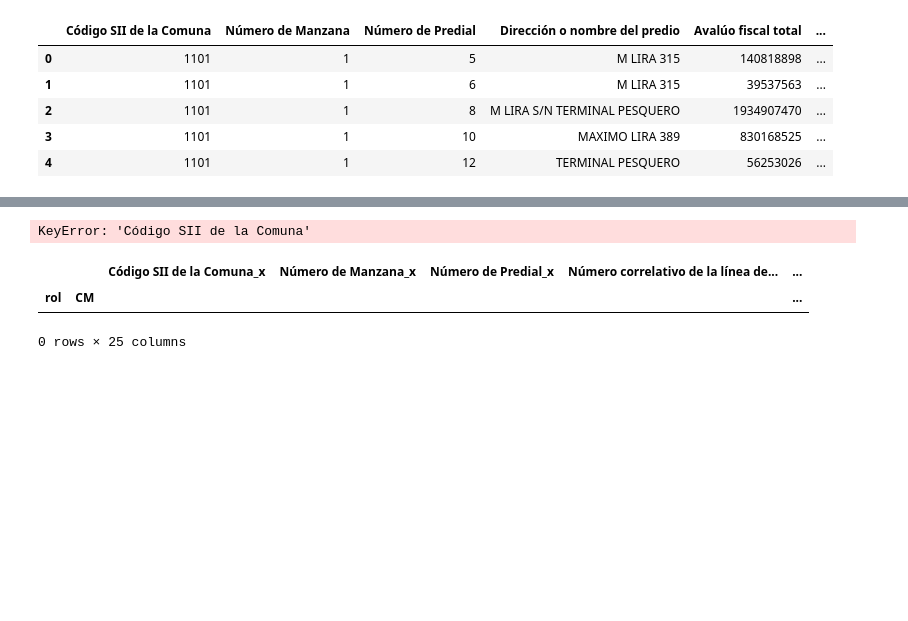
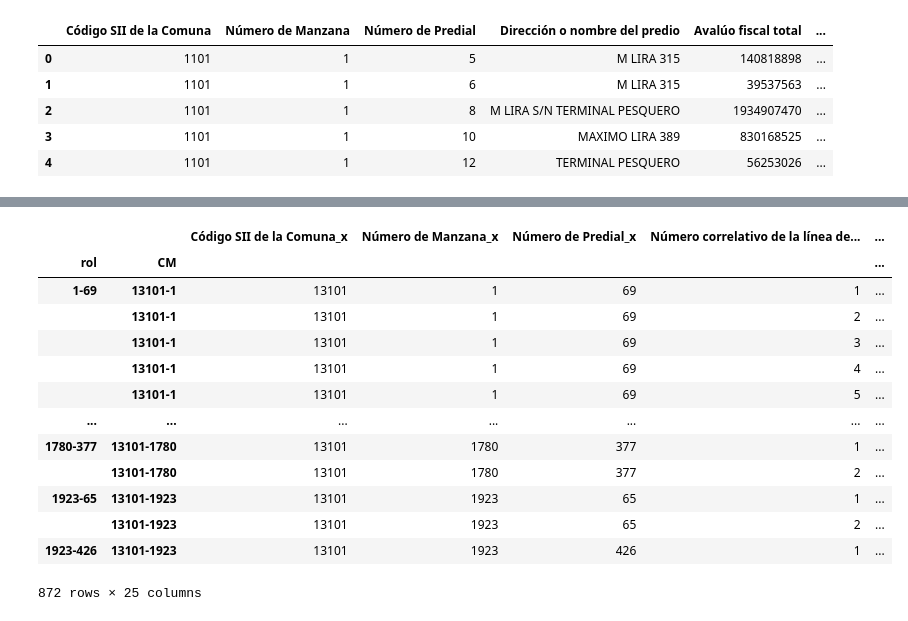
Before and after one commit to JoseFredes/modelamiento_stgo, a Jupyter notebook: sii.ipynb, the cells around one changed output, grey strips where cells are left out. Cells and saved outputs as stored; diff of their text form; code cells hidden in the pictures; blank space fills up the shorter version.

```diff
--- a/sii.ipynb
+++ b/sii.ipynb
@@ -129,10 +125,18 @@ properties_result
 # %%
-# properties_result = properties_result[properties_result['Código SII de la Comuna'].isin(comunas_rm)]
+properties_result = properties_result[properties_result['Código SII de la Comuna_x'].isin(comunas_rm)]
+properties_result
 # %% [output]
+|  |  | Código SII de la Comuna_x | Número de Manzana_x | Número de Predial_x | Número correlativo de la línea de... | ... |
+| rol | CM |  |  |  |  | ... |
+| 1-69 | 13101-1 | 13101 | 1 | 69 | 1 | ... |
+|  | 13101-1 | 13101 | 1 | 69 | 2 | ... |
+|  | 13101-1 | 13101 | 1 | 69 | 3 | ... |
+|  | 13101-1 | 13101 | 1 | 69 | 4 | ... |
+|  | 13101-1 | 13101 | 1 | 69 | 5 | ... |
+| ... | ... | ... | ... | ... | ... | ... |
+| 1780-377 | 13101-1780 | 13101 | 1780 | 377 | 1 | ... |
+|  | 13101-1780 | 13101 | 1780 | 377 | 2 | ... |
+| 1923-65 | 13101-1923 | 13101 | 1923 | 65 | 1 | ... |
+|  | 13101-1923 | 13101 | 1923 | 65 | 2 | ... |
+| 1923-426 | 13101-1923 | 13101 | 1923 | 426 | 1 | ... |
-KeyError: 'Código SII de la Comuna'
+872 rows × 25 columns
-# %%
-properties_result
-# %% [output]
-|  |  | Código SII de la Comuna_x | Número de Manzana_x | Número de Predial_x | Número correlativo de la línea de... | ... |
-| rol | CM |  |  |  |  | ... |
-0 rows × 25 columns
```
Also changed, not shown: parts of 7 cells of this notebook.
